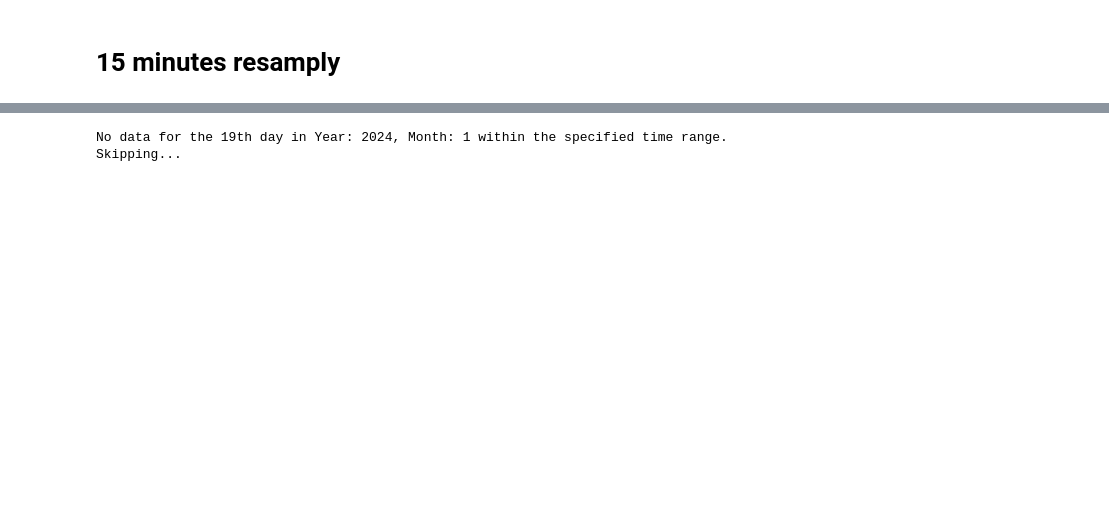
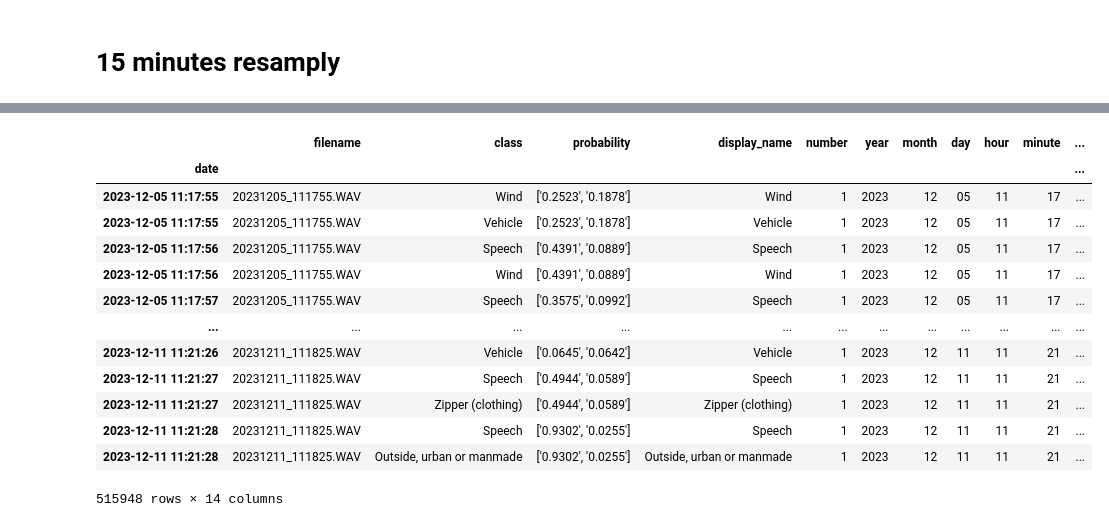
Before and after one commit to aacacustica/Audio_Processing, a Jupyter notebook: AI_Model/Urban_Model/Visualization/predictions_map.ipynb, the cells around one changed output, grey strips where cells are left out. Saved outputs shown, nothing was run; the diff lists cells and outputs as text; code cells hidden in the pictures; blank space fills up the shorter version.

```diff
--- a/AI_Model/Urban_Model/Visualization/predictions_map.ipynb
+++ b/AI_Model/Urban_Model/Visualization/predictions_map.ipynb
@@ -549,49 +372,17 @@ No data for the 19th day across all years and months. Skipping...
-# %%
-day = "19"
-
-for year in sorted(df["year"].unique()):
-    df_year = df[df["year"] == year]
-    for month in sorted(df_year["month"].unique()):
-        df_temp = df_year[df_year["month"] == month]
-
-        df_xth = df_temp[df_temp["fullday"].str.startswith(day)]
-
-        start_time = pd.to_datetime("17:18:00").time()
-        end_time = pd.to_datetime("18:04:00").time()
-        time_mask = (df_xth.index.time >= start_time) & (df_xth.index.time <= end_time)
-        df_xth_filtered = df_xth[time_mask]
-
-        if df_xth_filtered.empty:
-            print(f"No data for the {day}th day in Year: {year}, Month: {month} within the specified time range. Skipping...")
-            continue
-
-        plt.figure(figsize=(18, 10))
-
-        day_class = pd.pivot_table(data=df_xth_filtered, columns=df_xth_filtered.index.time, index="fullday", values="class_num", aggfunc=lambda x: x.mode()[0] if not x.empty else None)
-
-        if day_class.isna().all().all() or day_class.empty:
-            print(f"No valid data for Year: {year}, Month: {month}, Day: {day} within the specified time range. Skipping...")
-            continue
-
-        # Get unique classes present in the pivot table
-        unique_classes = set(day_class.dropna().values.flatten())
-
-        # Create a list of colors in the order of class numbers
-        cmap = [num_to_color[int(cls_num)] for cls_num in unique_classes if cls_num in name_class]
-
-        # Filter legend elements for only those classes present
-        current_legend_elements = [Patch(facecolor=num_to_color[int(cls_num)], label=f"Clase {cls_num} - {name_class[cls_num]}") for cls_num in unique_classes if cls_num in name_class]
-
-        # Create the heatmap
-        ax = sns.heatmap(day_class, annot=False, cmap=cmap, linewidth=0.5, cbar=False, vmin=1, vmax=len(name_class))
-        ax.set_xticklabels(ax.get_xticklabels(), rotation=0)
-
-        # Completely hide the y-axis
-        ax.yaxis.set_visible(False)
-
-        plt.legend(handles=current_legend_elements, title="Clases", loc='center left', bbox_to_anchor=(1, 0.5))
-        plt.title(f"{title} | Data for {year}-{month}-{day} within {start_time.strftime('%H:%M:%S')} to {end_time.strftime('%H:%M:%S')}")
-
-        plt.show()
-# %% [output]
-No data for the 19th day in Year: 2024, Month: 1 within the specified time range. Skipping...
+# %%
+df
+# %% [output]
+|  | filename | class | probability | display_name | number | year | month | day | hour | minute | ... |
+| date |  |  |  |  |  |  |  |  |  |  | ... |
+| 2023-12-05 11:17:55 | 20231205_111755.WAV | Wind | ['0.2523', '0.1878'] | Wind | 1 | 2023 | 12 | 05 | 11 | 17 | ... |
+| 2023-12-05 11:17:55 | 20231205_111755.WAV | Vehicle | ['0.2523', '0.1878'] | Vehicle | 1 | 2023 | 12 | 05 | 11 | 17 | ... |
+| 2023-12-05 11:17:56 | 20231205_111755.WAV | Speech | ['0.4391', '0.0889'] | Speech | 1 | 2023 | 12 | 05 | 11 | 17 | ... |
+| 2023-12-05 11:17:56 | 20231205_111755.WAV | Wind | ['0.4391', '0.0889'] | Wind | 1 | 2023 | 12 | 05 | 11 | 17 | ... |
+| 2023-12-05 11:17:57 | 20231205_111755.WAV | Speech | ['0.3575', '0.0992'] | Speech | 1 | 2023 | 12 | 05 | 11 | 17 | ... |
+| ... | ... | ... | ... | ... | ... | ... | ... | ... | ... | ... | ... |
+| 2023-12-11 11:21:26 | 20231211_111825.WAV | Vehicle | ['0.0645', '0.0642'] | Vehicle | 1 | 2023 | 12 | 11 | 11 | 21 | ... |
+| 2023-12-11 11:21:27 | 20231211_111825.WAV | Speech | ['0.4944', '0.0589'] | Speech | 1 | 2023 | 12 | 11 | 11 | 21 | ... |
+| 2023-12-11 11:21:27 | 20231211_111825.WAV | Zipper (clothing) | ['0.4944', '0.0589'] | Zipper (clothing) | 1 | 2023 | 12 | 11 | 11 | 21 | ... |
+| 2023-12-11 11:21:28 | 20231211_111825.WAV | Speech | ['0.9302', '0.0255'] | Speech | 1 | 2023 | 12 | 11 | 11 | 21 | ... |
+| 2023-12-11 11:21:28 | 20231211_111825.WAV | Outside, urban or manmade | ['0.9302', '0.0255'] | Outside, urban or manmade | 1 | 2023 | 12 | 11 | 11 | 21 | ... |
+515948 rows × 14 columns
```
Also changed, not shown: parts of 17 cells of this notebook, 5 other files.
